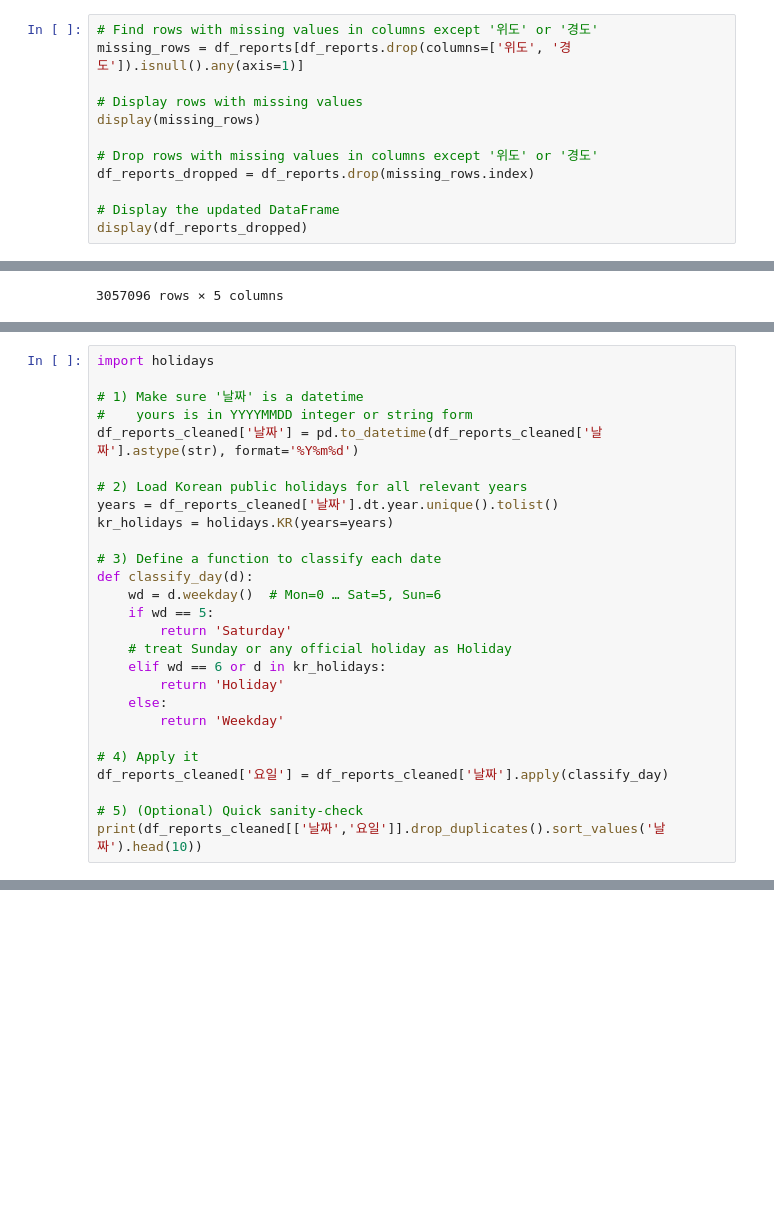
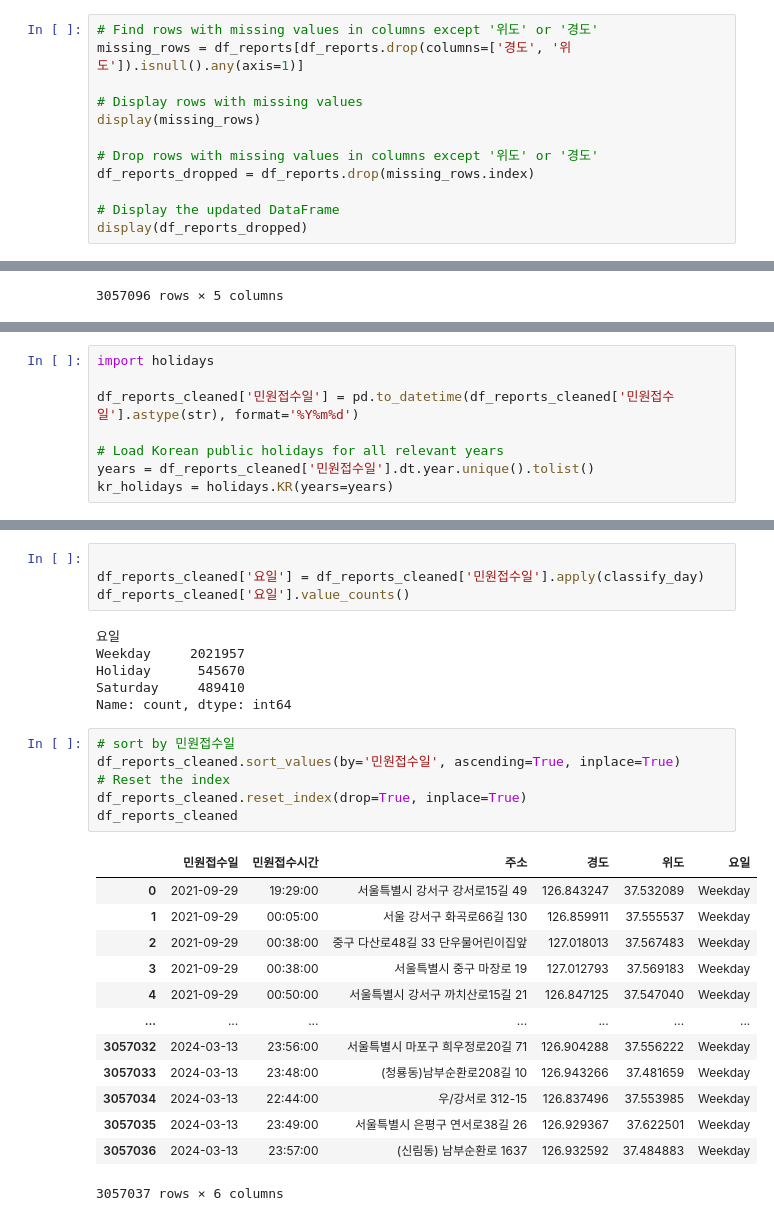
Before and after one commit to vxlmlxv/20251R0136COSE47101, a Jupyter notebook: cleaning.ipynb, the cells around one changed output, grey strips where cells are left out. Cells and saved outputs as stored; diff of their text form; blank space fills up the shorter version.

```diff
--- a/preprocessing.ipynb
+++ b/cleaning.ipynb
@@ -359,7 +319,7 @@ df_reports
 3070528 rows × 5 columns
 # %%
 # Find rows with missing values in columns except '위도' or '경도'
-missing_rows = df_reports[df_reports.drop(columns=['위도', '경도']).isnull().any(axis=1)]
+missing_rows = df_reports[df_reports.drop(columns=['경도', '위도']).isnull().any(axis=1)]
 
 # Display rows with missing values
 display(missing_rows)
@@ -478,27 +411,8 @@ Note: you may need to restart the kernel to use updated packages.
 # %%
 import holidays
 
-# 1) Make sure '날짜' is a datetime
-#    yours is in YYYYMMDD integer or string form
-df_reports_cleaned['날짜'] = pd.to_datetime(df_reports_cleaned['날짜'].astype(str), format='%Y%m%d')
+df_reports_cleaned['민원접수일'] = pd.to_datetime(df_reports_cleaned['민원접수일'].astype(str), format='%Y%m%d')
 
-# 2) Load Korean public holidays for all relevant years
-years = df_reports_cleaned['날짜'].dt.year.unique().tolist()
+# Load Korean public holidays for all relevant years
+years = df_reports_cleaned['민원접수일'].dt.year.unique().tolist()
 kr_holidays = holidays.KR(years=years)
-
-# 3) Define a function to classify each date
-def classify_day(d):
-    wd = d.weekday()  # Mon=0 … Sat=5, Sun=6
-    if wd == 5:
-        return 'Saturday'
-    # treat Sunday or any official holiday as Holiday
-    elif wd == 6 or d in kr_holidays:
-        return 'Holiday'
-    else:
-        return 'Weekday'
-
-# 4) Apply it
-df_reports_cleaned['요일'] = df_reports_cleaned['날짜'].apply(classify_day)
-
-# 5) (Optional) Quick sanity‐check
-print(df_reports_cleaned[['날짜','요일']].drop_duplicates().sort_values('날짜').head(10))
@@ -504,0 +430,30 @@ print(df_reports_cleaned[['날짜','요일']].drop_duplicates().sort_values('날
+# %%
+
+df_reports_cleaned['요일'] = df_reports_cleaned['민원접수일'].apply(classify_day)
+df_reports_cleaned['요일'].value_counts()
+# %% [output]
+요일
+Weekday     2021957
+Holiday      545670
+Saturday     489410
+Name: count, dtype: int64
+# %%
+# sort by 민원접수일
+df_reports_cleaned.sort_values(by='민원접수일', ascending=True, inplace=True)
+# Reset the index
+df_reports_cleaned.reset_index(drop=True, inplace=True)
+df_reports_cleaned
+# %% [output]
+|  | 민원접수일 | 민원접수시간 | 주소 | 경도 | 위도 | 요일 |
+| 0 | 2021-09-29 | 19:29:00 | 서울특별시 강서구 강서로15길 49 | 126.843247 | 37.532089 | Weekday |
+| 1 | 2021-09-29 | 00:05:00 | 서울 강서구 화곡로66길 130 | 126.859911 | 37.555537 | Weekday |
+| 2 | 2021-09-29 | 00:38:00 | 중구 다산로48길 33 단우물어린이집앞 | 127.018013 | 37.567483 | Weekday |
+| 3 | 2021-09-29 | 00:38:00 | 서울특별시 중구 마장로 19 | 127.012793 | 37.569183 | Weekday |
+| 4 | 2021-09-29 | 00:50:00 | 서울특별시 강서구 까치산로15길 21 | 126.847125 | 37.547040 | Weekday |
+| ... | ... | ... | ... | ... | ... | ... |
+| 3057032 | 2024-03-13 | 23:56:00 | 서울특별시 마포구 희우정로20길 71 | 126.904288 | 37.556222 | Weekday |
+| 3057033 | 2024-03-13 | 23:48:00 | (청룡동)남부순환로208길 10 | 126.943266 | 37.481659 | Weekday |
+| 3057034 | 2024-03-13 | 22:44:00 | 우/강서로 312-15 | 126.837496 | 37.553985 | Weekday |
+| 3057035 | 2024-03-13 | 23:49:00 | 서울특별시 은평구 연서로38길 26 | 126.929367 | 37.622501 | Weekday |
+| 3057036 | 2024-03-13 | 23:57:00 | (신림동) 남부순환로 1637 | 126.932592 | 37.484883 | Weekday |
+3057037 rows × 6 columns
```
Also changed, not shown: parts of 21 cells of this notebook, 6 other files.
